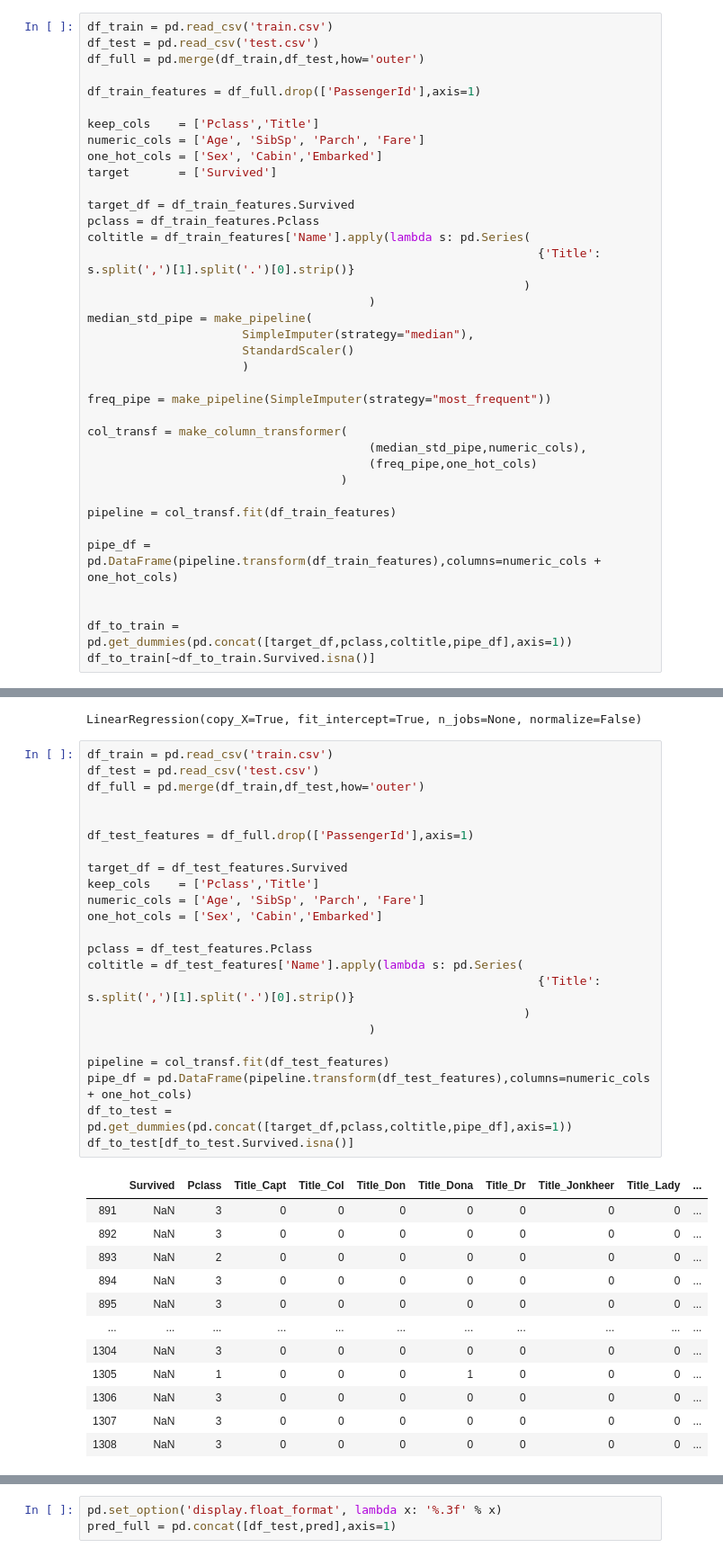
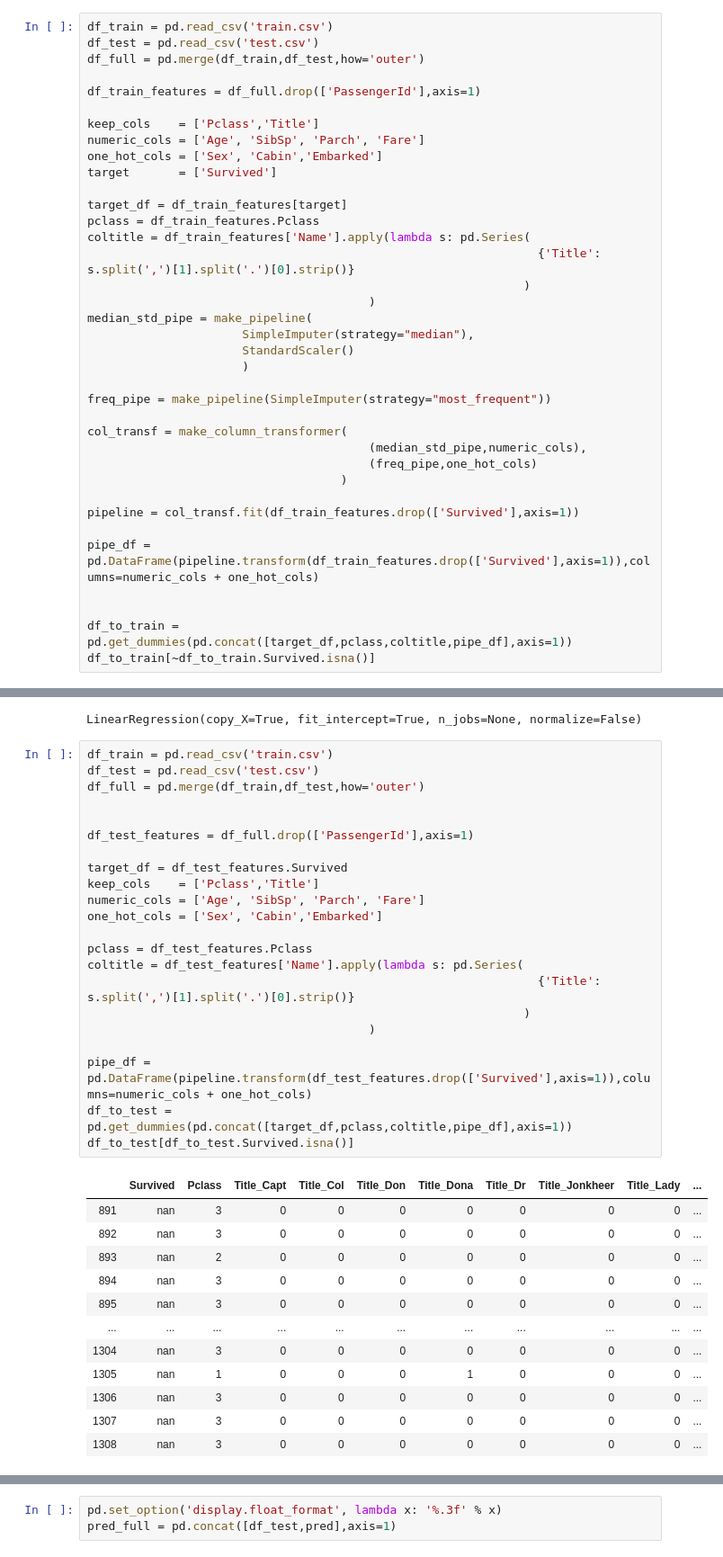
Before and after one commit to gabubellon/xp-ds-joi-2019, a Jupyter notebook: semana07/02.semana07.ipynb, the cells around one changed output, grey strips where cells are left out. Shown: that part at 90% size. Drawn from its saved outputs; the diff is of its cells as text.

```diff
--- a/semana07/02.semana07.ipynb
+++ b/semana07/02.semana07.ipynb
@@ -151,7 +257,7 @@ numeric_cols = ['Age', 'SibSp', 'Parch', 'Fare']
 one_hot_cols = ['Sex', 'Cabin','Embarked']
 target       = ['Survived']
 
-target_df = df_train_features.Survived
+target_df = df_train_features[target]
 pclass = df_train_features.Pclass
 coltitle = df_train_features['Name'].apply(lambda s: pd.Series(
                                                                 {'Title': s.split(',')[1].split('.')[0].strip()}
@@ -169,9 +275,9 @@ col_transf = make_column_transformer(
                                         (freq_pipe,one_hot_cols)
                                     )
 
-pipeline = col_transf.fit(df_train_features)
+pipeline = col_transf.fit(df_train_features.drop(['Survived'],axis=1))
 
-pipe_df = pd.DataFrame(pipeline.transform(df_train_features),columns=numeric_cols + one_hot_cols)
+pipe_df = pd.DataFrame(pipeline.transform(df_train_features.drop(['Survived'],axis=1)),columns=numeric_cols + one_hot_cols)
 
 
 df_to_train = pd.get_dummies(pd.concat([target_df,pclass,coltitle,pipe_df],axis=1))
@@ -203,39 +309,38 @@ LinearRegression(copy_X=True, fit_intercept=True, n_jobs=None, normalize=False)
 # %%
 df_train = pd.read_csv('train.csv')
 df_test = pd.read_csv('test.csv')
 df_full = pd.merge(df_train,df_test,how='outer')
 
 
 df_test_features = df_full.drop(['PassengerId'],axis=1)
 
 target_df = df_test_features.Survived
 keep_cols    = ['Pclass','Title']
 numeric_cols = ['Age', 'SibSp', 'Parch', 'Fare']
 one_hot_cols = ['Sex', 'Cabin','Embarked']
 
 pclass = df_test_features.Pclass
 coltitle = df_test_features['Name'].apply(lambda s: pd.Series(
                                                                 {'Title': s.split(',')[1].split('.')[0].strip()}
                                                               )
                                         )
 
-pipeline = col_transf.fit(df_test_features)
-pipe_df = pd.DataFrame(pipeline.transform(df_test_features),columns=numeric_cols + one_hot_cols)
+pipe_df = pd.DataFrame(pipeline.transform(df_test_features.drop(['Survived'],axis=1)),columns=numeric_cols + one_hot_cols)
 df_to_test = pd.get_dummies(pd.concat([target_df,pclass,coltitle,pipe_df],axis=1))
 df_to_test[df_to_test.Survived.isna()]
 # %% [output]
 |  | Survived | Pclass | Title_Capt | Title_Col | Title_Don | Title_Dona | Title_Dr | Title_Jonkheer | Title_Lady | ... |
-| 891 | NaN | 3 | 0 | 0 | 0 | 0 | 0 | 0 | 0 | ... |
-| 892 | NaN | 3 | 0 | 0 | 0 | 0 | 0 | 0 | 0 | ... |
-| 893 | NaN | 2 | 0 | 0 | 0 | 0 | 0 | 0 | 0 | ... |
-| 894 | NaN | 3 | 0 | 0 | 0 | 0 | 0 | 0 | 0 | ... |
-| 895 | NaN | 3 | 0 | 0 | 0 | 0 | 0 | 0 | 0 | ... |
+| 891 | nan | 3 | 0 | 0 | 0 | 0 | 0 | 0 | 0 | ... |
+| 892 | nan | 3 | 0 | 0 | 0 | 0 | 0 | 0 | 0 | ... |
+| 893 | nan | 2 | 0 | 0 | 0 | 0 | 0 | 0 | 0 | ... |
+| 894 | nan | 3 | 0 | 0 | 0 | 0 | 0 | 0 | 0 | ... |
+| 895 | nan | 3 | 0 | 0 | 0 | 0 | 0 | 0 | 0 | ... |
 | ... | ... | ... | ... | ... | ... | ... | ... | ... | ... | ... |
-| 1304 | NaN | 3 | 0 | 0 | 0 | 0 | 0 | 0 | 0 | ... |
-| 1305 | NaN | 1 | 0 | 0 | 0 | 1 | 0 | 0 | 0 | ... |
-| 1306 | NaN | 3 | 0 | 0 | 0 | 0 | 0 | 0 | 0 | ... |
-| 1307 | NaN | 3 | 0 | 0 | 0 | 0 | 0 | 0 | 0 | ... |
-| 1308 | NaN | 3 | 0 | 0 | 0 | 0 | 0 | 0 | 0 | ... |
+| 1304 | nan | 3 | 0 | 0 | 0 | 0 | 0 | 0 | 0 | ... |
+| 1305 | nan | 1 | 0 | 0 | 0 | 1 | 0 | 0 | 0 | ... |
+| 1306 | nan | 3 | 0 | 0 | 0 | 0 | 0 | 0 | 0 | ... |
+| 1307 | nan | 3 | 0 | 0 | 0 | 0 | 0 | 0 | 0 | ... |
+| 1308 | nan | 3 | 0 | 0 | 0 | 0 | 0 | 0 | 0 | ... |
 418 rows × 605 columns
 # %%
 X_ = df_to_test[df_to_test.Survived.isna()].drop(['Survived'],axis=1)
```
Also changed, not shown: parts of 37 cells of this notebook, 7 other files.
